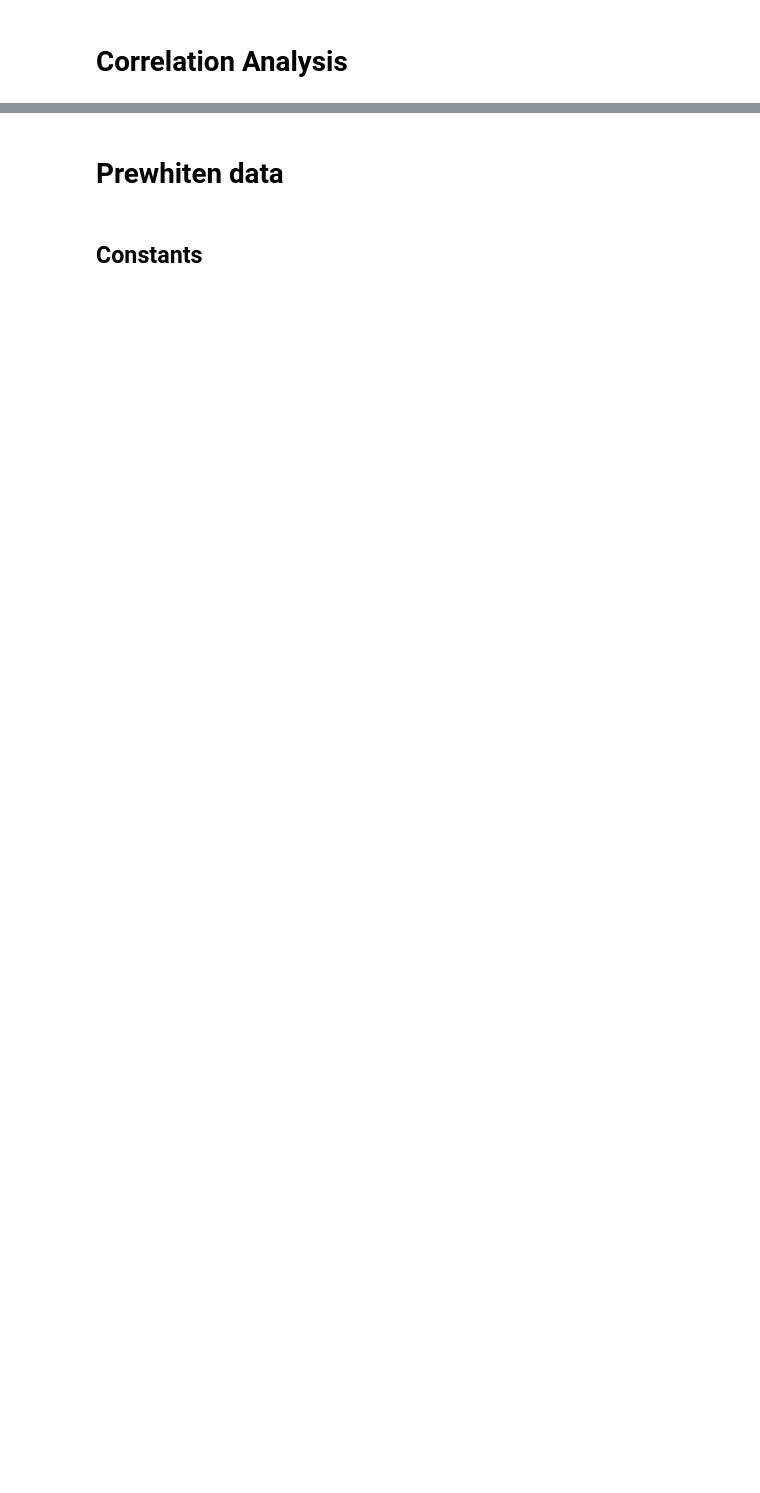
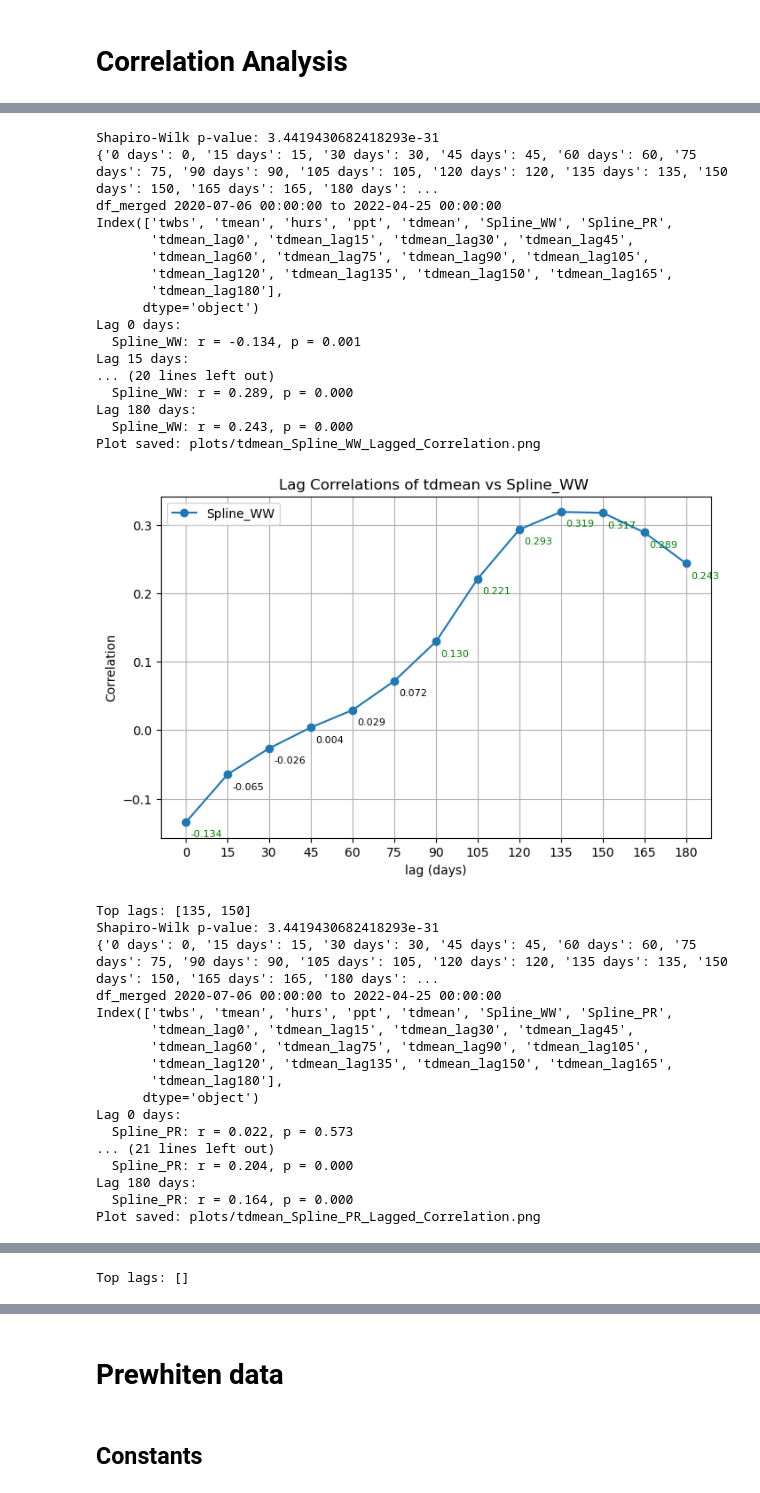
Before and after one commit to sd9616/wastewater, a Jupyter notebook: Daily_PRISM_netcdf_calc_twbs.ipynb, the cells around one changed output, grey strips where cells are left out. Drawn from its saved outputs; the diff is of its cells as text; code cells hidden in the pictures; blank space fills up the shorter version.

```diff
--- a/Daily_PRISM_netcdf_calc_twbs.ipynb
+++ b/Daily_PRISM_netcdf_calc_twbs.ipynb
@@ -829,0 +841,25 @@ ax.set_title('Time Series over Harris County', fontsize = 10)
+# %%
+import numpy as np
+years = ['2020', '2021', '2022', '2023']
+variables = ['twbs', 'tmean', 'hurs', 'ppt', 'tdmean']
+mean_files = {}
+for i, var in enumerate(variables):
+    homedir = os.path.join(home, f'{var}', 'netcdf')
+    files = []
+    for year in years:
+        filepath = os.path.join(homedir, f'Harris_County_PRISM_{var}_stable_4kmD2_{year}.nc')
+        if os.path.exists(filepath):
+            files.append(filepath)
+        else:
+            print(f"Missing file for {var}, year {year}: {filepath}")
+    ds = xr.open_mfdataset(files, concat_dim='time', combine='nested')
+    ds_mean = weighted_mean(ds, 'lat', 'lon')
+    mean_files[var] = ds_mean
+
+    outfile = os.path.join(home, f'Harris_County_PRISM_weighted_mean_{var}_stable_4kmD2_{years[0]}_{years[-1]}.nc')
+    ds_mean.to_netcdf(outfile)
+    ds_check = xr.open_dataset(outfile)
+    print(ds_check)
+    print(ds_check.coords)
+
+    print(f"Saved file for {var} at {outfile}")
@@ -979,7 +1044,7 @@ def plot_lagged_correlations(df_merged, weather_variable, covid_variable,
     plt.xlabel(f"lag (days)")
     plt.xticks(list(lags.values()))
     plt.ylabel("Correlation")
-    plt.title(f"Lag Correlations of {weather_variable} vs {covid_variable} {wwtp_plant_and_station_name}")
+    plt.title(f"Lag Correlations of {weather_variable} vs {covid_variable} {file_name_suffix}")
     plt.legend()
     plt.grid(True)
 
@@ -1009,12 +1074,12 @@ def plot_lagged_correlations(df_merged, weather_variable, covid_variable,
     print("Top lags:", top_lags)
 
     cols = [covid_variable] + [f"{weather_variable}_lag{lag}" for lag in top_lags]
-    df_pair = df_merged[cols].dropna()
+    # df_pair = df_merged[cols].dropna()
 
-    sns.pairplot(df_pair, kind='reg', plot_kws={'line_kws':{'color':'red'}, 'scatter_kws': {'alpha': 0.3}})
-    plt.suptitle(f"Top Lagged Spearman Correlations with {weather_variable} and {covid_variable}", y=1.02)
-    plt.savefig(os.path.join("plots", f"{weather_variable}_{covid_variable}_pairplot_analysis.png"))
-    plt.show()
+    # sns.pairplot(df_pair, kind='reg', plot_kws={'line_kws':{'color':'red'}, 'scatter_kws': {'alpha': 0.3}})
+    # plt.suptitle(f"Top Lagged Spearman Correlations with {weather_variable} and {covid_variable}", y=1.02)
+    # plt.savefig(os.path.join("plots", f"{weather_variable}_{covid_variable}_pairplot_analysis.png"))
+    # plt.show()
 
-    # return df_merged
+    return df_merged
 # %%
@@ -1352,0 +1250,39 @@ Top lags: []
+# %%
+plot_lagged_correlations(df_covid_weather_vars, 'tdmean', 'Spline_WW', interval_size=15, number_of_intervals=12)
+plot_lagged_correlations(df_covid_weather_vars, 'tdmean', 'Spline_PR', interval_size=15, number_of_intervals=12)
+# %% [output]
+Shapiro-Wilk p-value: 3.4419430682418293e-31
+{'0 days': 0, '15 days': 15, '30 days': 30, '45 days': 45, '60 days': 60, '75 days': 75, '90 days': 90, '105 days': 105, '120 days': 120, '135 days': 135, '150 days': 150, '165 days': 165, '180 days': ...
+df_merged 2020-07-06 00:00:00 to 2022-04-25 00:00:00
+Index(['twbs', 'tmean', 'hurs', 'ppt', 'tdmean', 'Spline_WW', 'Spline_PR',
+       'tdmean_lag0', 'tdmean_lag15', 'tdmean_lag30', 'tdmean_lag45',
+       'tdmean_lag60', 'tdmean_lag75', 'tdmean_lag90', 'tdmean_lag105',
+       'tdmean_lag120', 'tdmean_lag135', 'tdmean_lag150', 'tdmean_lag165',
+       'tdmean_lag180'],
+      dtype='object')
+Lag 0 days:
+  Spline_WW: r = -0.134, p = 0.001
+Lag 15 days:
+... (20 lines left out)
+  Spline_WW: r = 0.289, p = 0.000
+Lag 180 days:
+  Spline_WW: r = 0.243, p = 0.000
+Plot saved: plots/tdmean_Spline_WW_Lagged_Correlation.png
+[figure, added]
+Top lags: [135, 150]
+Shapiro-Wilk p-value: 3.4419430682418293e-31
+{'0 days': 0, '15 days': 15, '30 days': 30, '45 days': 45, '60 days': 60, '75 days': 75, '90 days': 90, '105 days': 105, '120 days': 120, '135 days': 135, '150 days': 150, '165 days': 165, '180 days': ...
+df_merged 2020-07-06 00:00:00 to 2022-04-25 00:00:00
+Index(['twbs', 'tmean', 'hurs', 'ppt', 'tdmean', 'Spline_WW', 'Spline_PR',
+       'tdmean_lag0', 'tdmean_lag15', 'tdmean_lag30', 'tdmean_lag45',
+       'tdmean_lag60', 'tdmean_lag75', 'tdmean_lag90', 'tdmean_lag105',
+       'tdmean_lag120', 'tdmean_lag135', 'tdmean_lag150', 'tdmean_lag165',
+       'tdmean_lag180'],
+      dtype='object')
+Lag 0 days:
+  Spline_PR: r = 0.022, p = 0.573
+... (21 lines left out)
+  Spline_PR: r = 0.204, p = 0.000
+Lag 180 days:
+  Spline_PR: r = 0.164, p = 0.000
+Plot saved: plots/tdmean_Spline_PR_Lagged_Correlation.png
@@ -1352,0 +1290 @@ Top lags: []
+Top lags: []
```
Also changed, not shown: parts of 67 cells of this notebook, 1 other file.
